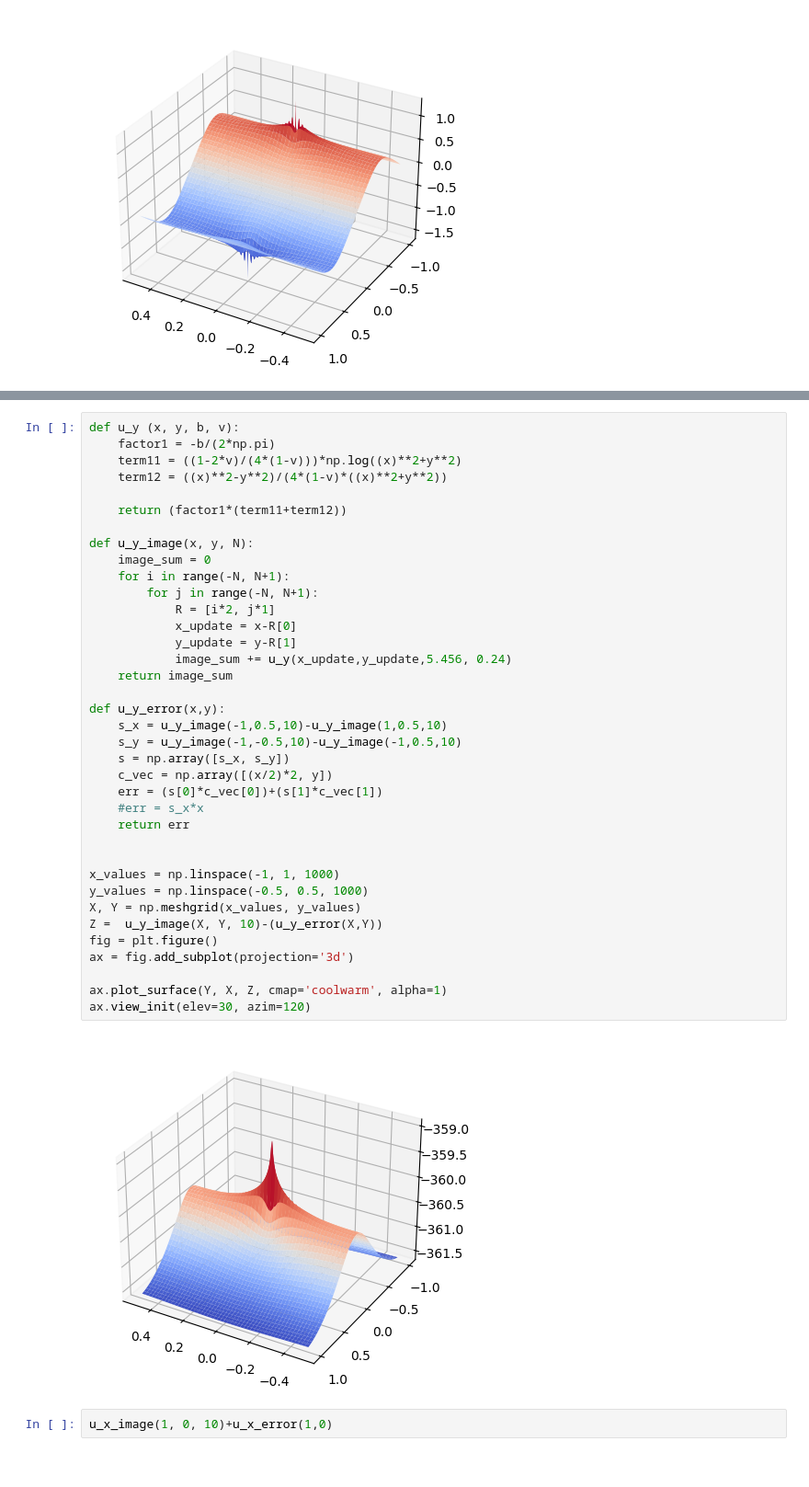
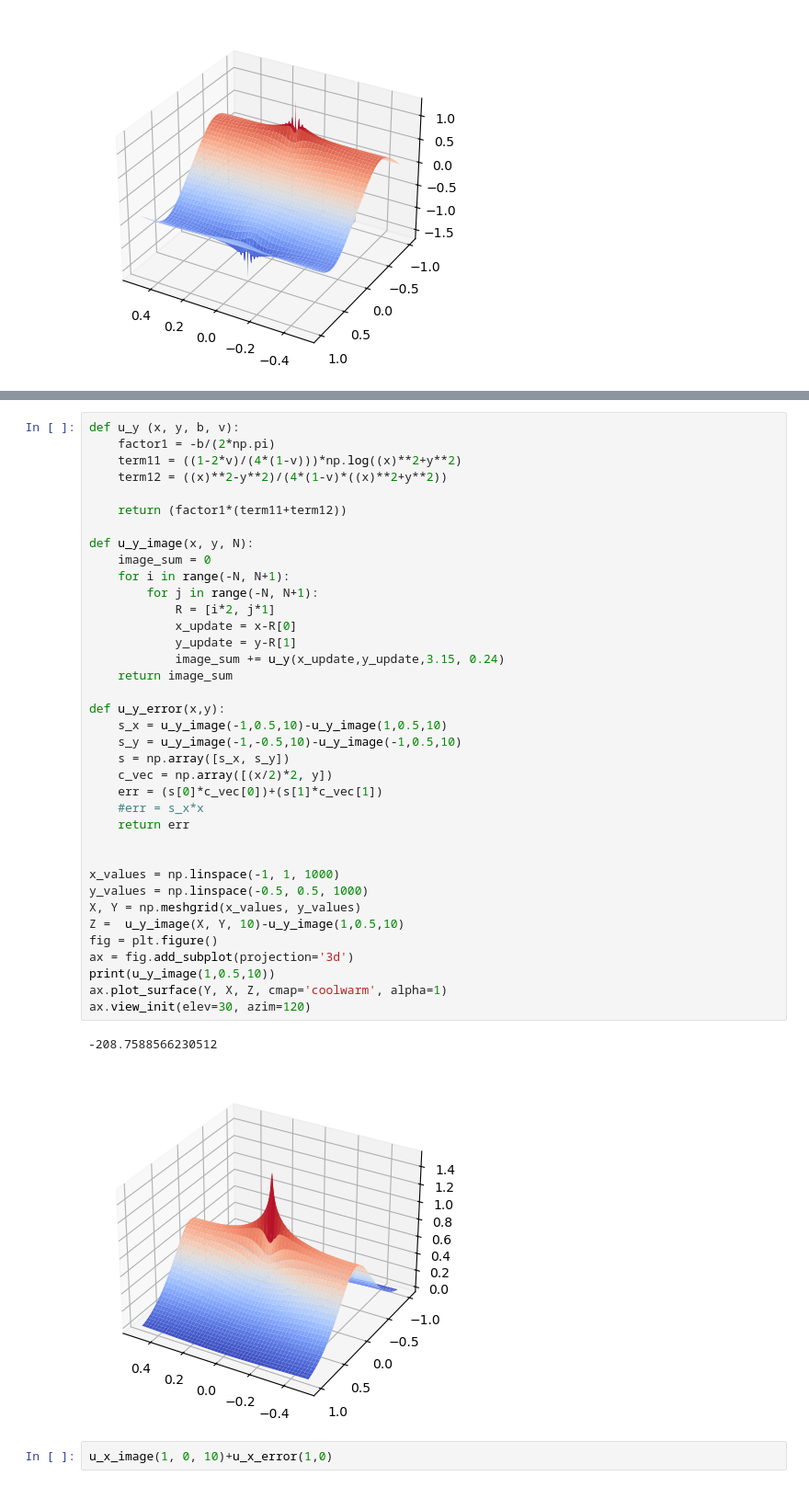
Before and after one commit to imanderson588/DislocationGenerator, a Jupyter notebook: dipoleField.ipynb, the cells around one changed output, grey strips where cells are left out. Shown at 92% size. Saved outputs shown, nothing was run; the diff lists cells and outputs as text.

```diff
--- a/dipoleField.ipynb
+++ b/dipoleField.ipynb
@@ -180,37 +204,38 @@ def u_y (x, y, b, v):
 
     return (factor1*(term11+term12))
 
 def u_y_image(x, y, N):
     image_sum = 0
     for i in range(-N, N+1):
         for j in range(-N, N+1):
             R = [i*2, j*1]
             x_update = x-R[0]
             y_update = y-R[1]
-            image_sum += u_y(x_update,y_update,5.456, 0.24)
+            image_sum += u_y(x_update,y_update,3.15, 0.24)
     return image_sum
 
 def u_y_error(x,y):
     s_x = u_y_image(-1,0.5,10)-u_y_image(1,0.5,10)
     s_y = u_y_image(-1,-0.5,10)-u_y_image(-1,0.5,10)
     s = np.array([s_x, s_y])
     c_vec = np.array([(x/2)*2, y])
     err = (s[0]*c_vec[0])+(s[1]*c_vec[1])
     #err = s_x*x
     return err
 
 
 x_values = np.linspace(-1, 1, 1000)
 y_values = np.linspace(-0.5, 0.5, 1000)
 X, Y = np.meshgrid(x_values, y_values)
-Z =  u_y_image(X, Y, 10)-(u_y_error(X,Y))
+Z =  u_y_image(X, Y, 10)-u_y_image(1,0.5,10)
 fig = plt.figure()
 ax = fig.add_subplot(projection='3d')
-
+print(u_y_image(1,0.5,10))
 ax.plot_surface(Y, X, Z, cmap='coolwarm', alpha=1)
 ax.view_init(elev=30, azim=120)
 # %% [output]
+-208.7588566230512
-[figure, old version]
+[figure, new version]
 # %%
 u_x_image(1, 0, 10)+u_x_error(1,0)
 # %% [output]
```
Also changed, not shown: parts of 7 cells of this notebook, 4 other files.
